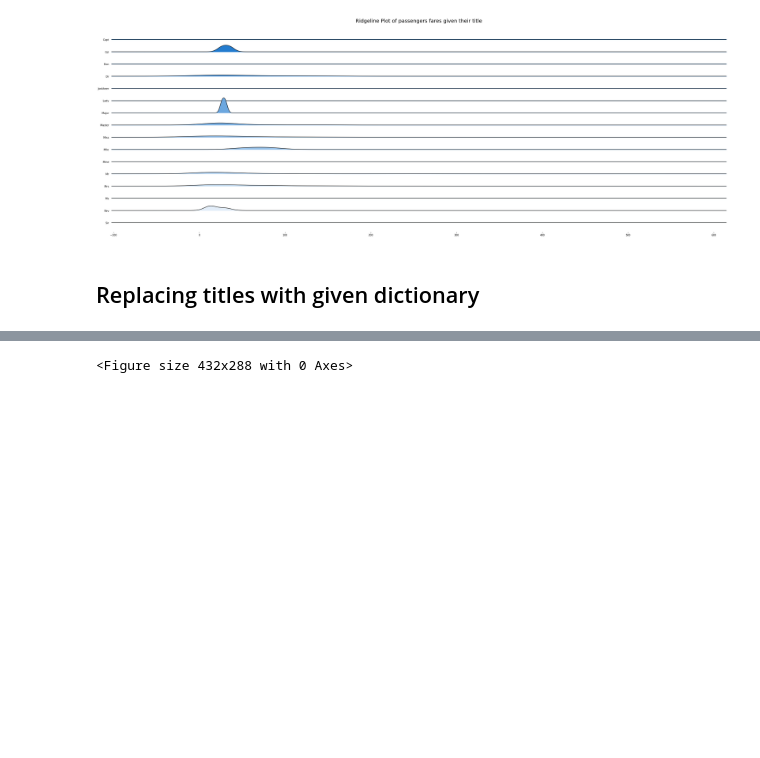
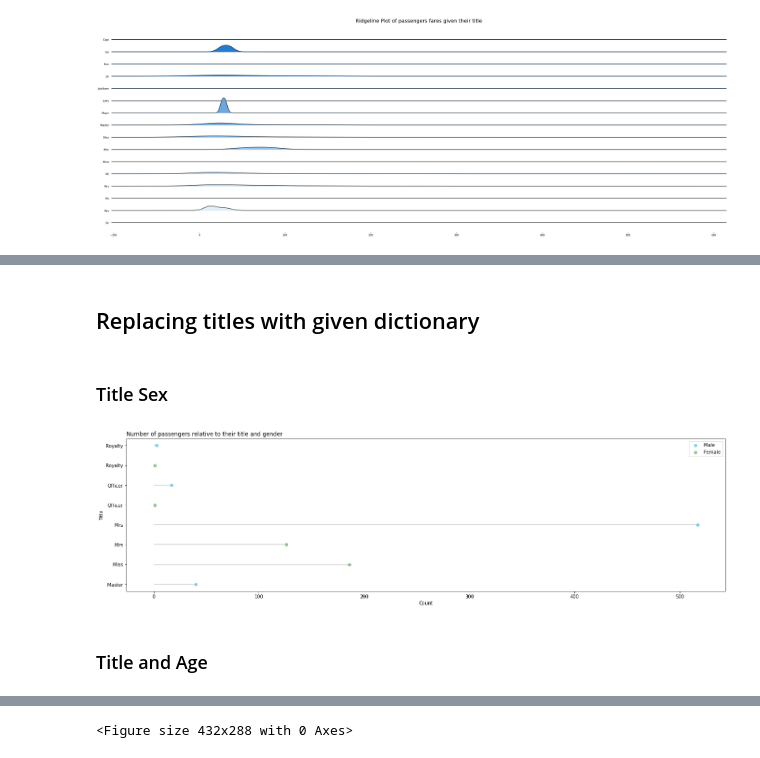
Before and after one commit to beriagraphics/SIC, a Jupyter notebook: Checkpoint_Data_Visualization_[Farouk_BLIDI].ipynb, the cells around one changed output, grey strips where cells are left out. Saved outputs shown, nothing was run; the diff lists cells and outputs as text; code cells hidden in the pictures; blank space fills up the shorter version.

```diff
--- a/Checkpoint_Data_Visualization_[Farouk_BLIDI].ipynb
+++ b/Checkpoint_Data_Visualization_[Farouk_BLIDI].ipynb
@@ -612,8 +600,6 @@ plt.show()
 # %% [output]
 <Figure size 432x288 with 0 Axes>
 [figure]
-# %% [markdown]
-## Replacing titles with given dictionary
 # %%
 Title_Dictionary = {
   "Capt":"Officer",
@@ -645,3 +631,36 @@ titanic.head()
 | 2 | 641 | 0 | 3 | Jensen, Mr. Hans Peder | 1 | 20.0 | 0 | 0 | 350050 | 7.8542 | ... |
 | 3 | 568 | 0 | 3 | Palsson, Mrs. Nils (Alma Cornelia... | 0 | 29.0 | 0 | 4 | 349909 | 21.0750 | ... |
 | 4 | 672 | 0 | 1 | Davidson, Mr. Thornton | 1 | 31.0 | 1 | 0 | F.C. 12750 | 52.0000 | ... |
+# %% [markdown]
+## Replacing titles with given dictionary
+# %% [markdown]
+### Title Sex
+# %%
+titleSex = titanic.groupby(by=["Title", "Sex"]).Sex.count()
+titleSex.name = "Count"
+titleSex = titleSex.reset_index()
+titleSex.sort_values(by="Title", ascending=True, inplace=True)
+# %%
+titleSex_range = range(1,len(titleSex.index)+1)
+male_range = titleSex[titleSex.Sex ==1].index+1
+female_range = titleSex[titleSex.Sex ==0].index+1
+
+plt.figure(figsize=[23,6])
+# The horizontal plot is made using the hline function
+plt.hlines(y=titleSex_range, xmin=0, xmax=titleSex.Count, color='grey', alpha=0.4)
+plt.scatter(titleSex[titleSex.Sex ==1].Count, male_range, color='skyblue', alpha=1, label='Male')
+plt.scatter(titleSex[titleSex.Sex ==0].Count, female_range, color='green', alpha=0.4 , label='Female')
+plt.legend()
+
+# Add title and axis names
+plt.yticks(titleSex_range, titleSex['Title'])
+plt.title("Number of passengers relative to their title and gender", loc='left')
+plt.xlabel('Count')
+plt.ylabel('Title')
+
+# Show the graph
+plt.show()
+# %% [output]
+[figure, added]
+# %% [markdown]
+### Title and Age
```
Also changed, not shown: parts of 32 cells of this notebook.
